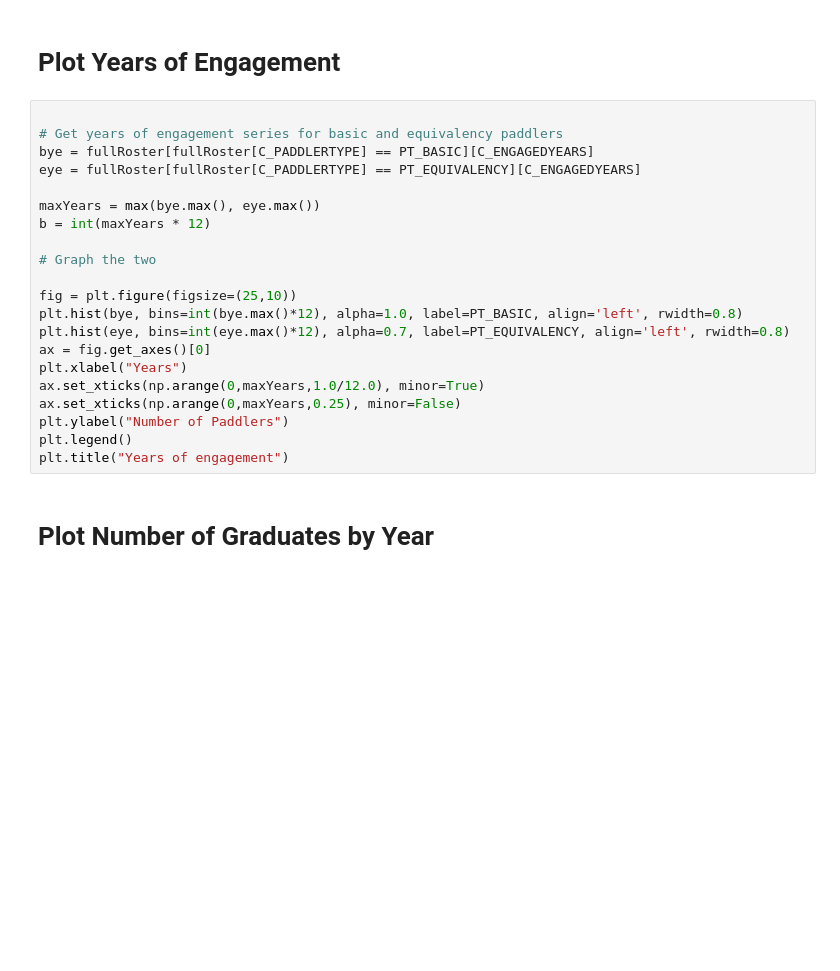
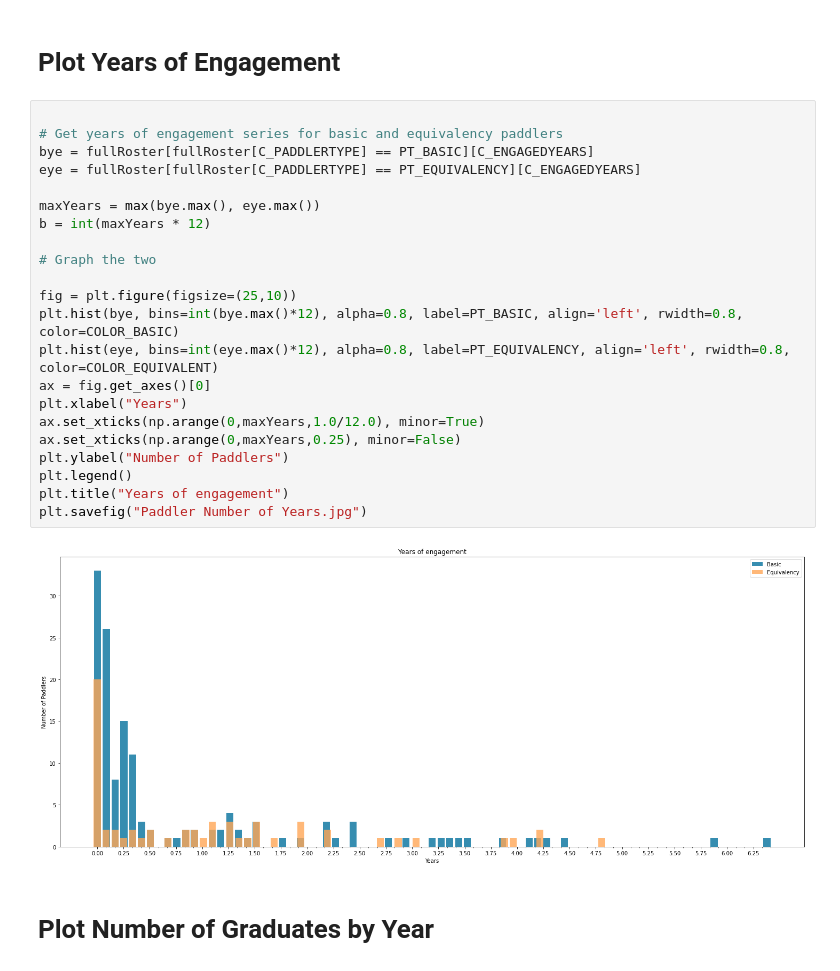
Before and after one commit to tomunger/mountaineersdata, a Jupyter notebook: paddleractivity.ipynb, the cells around one changed output. Cells and saved outputs as stored; diff of their text form; blank space fills up the shorter version.

```diff
--- a/paddleractivity.ipynb
+++ b/paddleractivity.ipynb
@@ -208,24 +226,27 @@ plt.title("Number of Trips by Paddler")
 # %%
 
 # Get years of engagement series for basic and equivalency paddlers
 bye = fullRoster[fullRoster[C_PADDLERTYPE] == PT_BASIC][C_ENGAGEDYEARS]
 eye = fullRoster[fullRoster[C_PADDLERTYPE] == PT_EQUIVALENCY][C_ENGAGEDYEARS]
 
 maxYears = max(bye.max(), eye.max())
 b = int(maxYears * 12)
 
 # Graph the two
 
 fig = plt.figure(figsize=(25,10))
-plt.hist(bye, bins=int(bye.max()*12), alpha=1.0, label=PT_BASIC, align='left', rwidth=0.8)
-plt.hist(eye, bins=int(eye.max()*12), alpha=0.7, label=PT_EQUIVALENCY, align='left', rwidth=0.8)
+plt.hist(bye, bins=int(bye.max()*12), alpha=0.8, label=PT_BASIC, align='left', rwidth=0.8, color=COLOR_BASIC)
+plt.hist(eye, bins=int(eye.max()*12), alpha=0.8, label=PT_EQUIVALENCY, align='left', rwidth=0.8, color=COLOR_EQUIVALENT)
 ax = fig.get_axes()[0]
 plt.xlabel("Years")
 ax.set_xticks(np.arange(0,maxYears,1.0/12.0), minor=True)
 ax.set_xticks(np.arange(0,maxYears,0.25), minor=False)
 plt.ylabel("Number of Paddlers")
 plt.legend()
 plt.title("Years of engagement")
+plt.savefig("Paddler Number of Years.jpg")
+# %% [output]
+[figure, added]
 # %% [markdown]
 # Plot Number of Graduates by Year
 # %%
```
Also changed, not shown: parts of 9 cells of this notebook.
